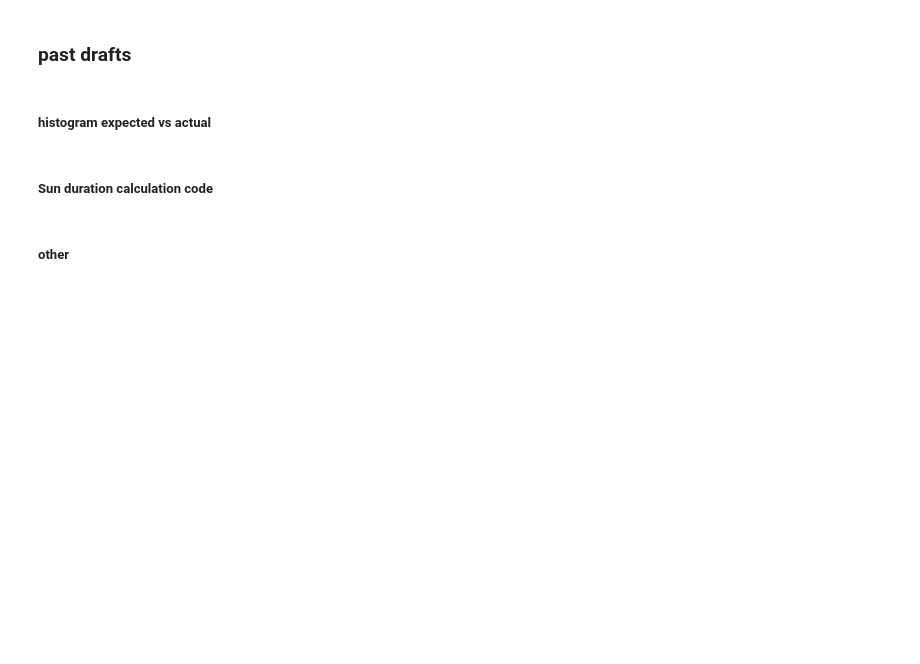
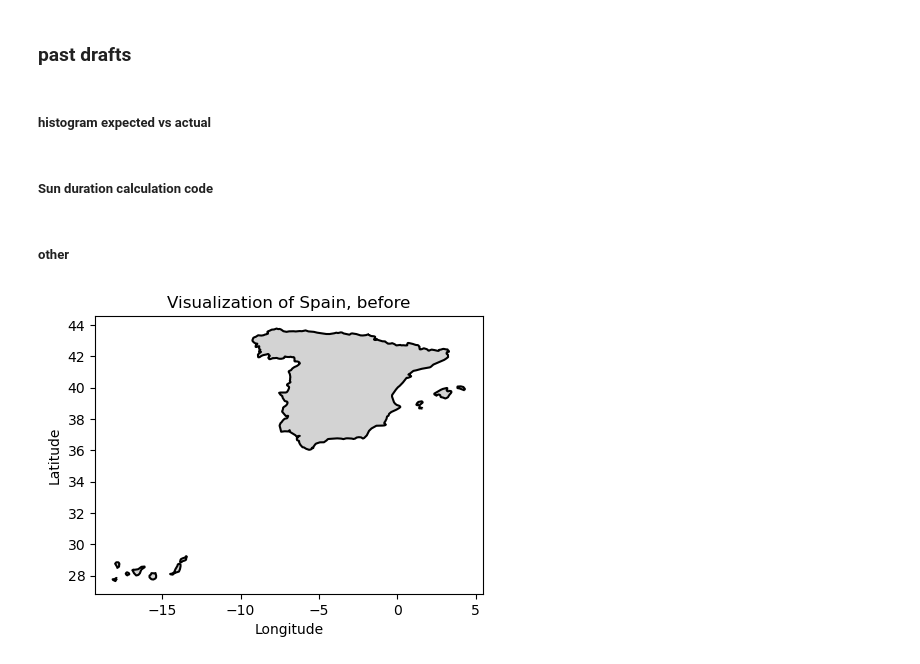
Before and after one commit to RRRan2333/ais_fishing_signal, a Jupyter notebook: primary.ipynb, the cells around one changed output. Saved outputs shown, nothing was run; the diff lists cells and outputs as text; code cells hidden in the pictures; blank space fills up the shorter version.

```diff
--- a/primary.ipynb
+++ b/primary.ipynb
@@ -1101,19 +1129,21 @@ spike_viz_structured.to_csv('spike_visualization.csv', index=False)
 # %% [markdown]
 ##### other
 # %%
-# countries_border = countries_border_raw.copy()
+countries_border = countries_border_raw.copy()
 
-# # filter the country borders GeoDataFrame to only include the specified countries
-# selected_countries = countries_border[countries_border['ADM0_A3'].isin(['ESP'])]
+# filter the country borders GeoDataFrame to only include the specified countries
+selected_countries = countries_border[countries_border['ADM0_A3'].isin(['ESP'])]
 
-# # Plot the selected countries
-# fig, ax = plt.subplots(figsize=(15, 15))
-# selected_countries.plot(ax=ax, edgecolor='black', color='lightgray', linewidth=1.5)
+# Plot the selected countries
+fig, ax = plt.subplots(figsize=(5, 5))
+selected_countries.plot(ax=ax, edgecolor='black', color='lightgray', linewidth=1.5)
 
-# # Set title and labels
-# ax.set_title("Visualization of Countries")
-# plt.xlabel("Longitude")
-# plt.ylabel("Latitude")
+# Set title and labels
+ax.set_title("Visualization of Spain, before")
+plt.xlabel("Longitude")
+plt.ylabel("Latitude")
 
-# plt.show()
+plt.show()
+# %% [output]
+[figure, added]
 # %%
```
Also changed, not shown: parts of 11 cells of this notebook, 4 other files.
